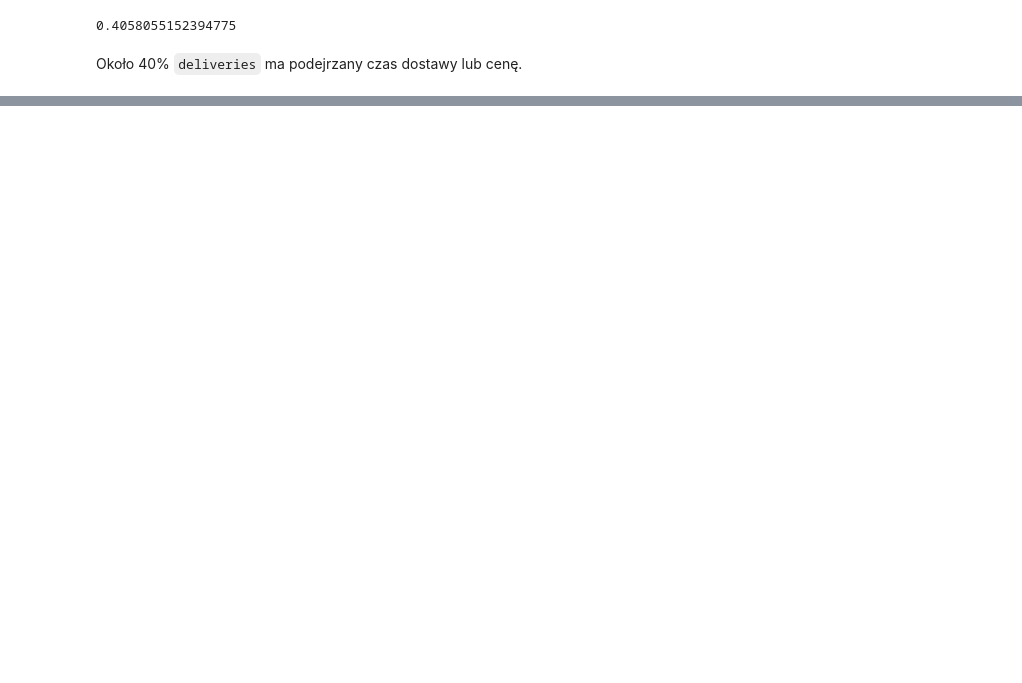
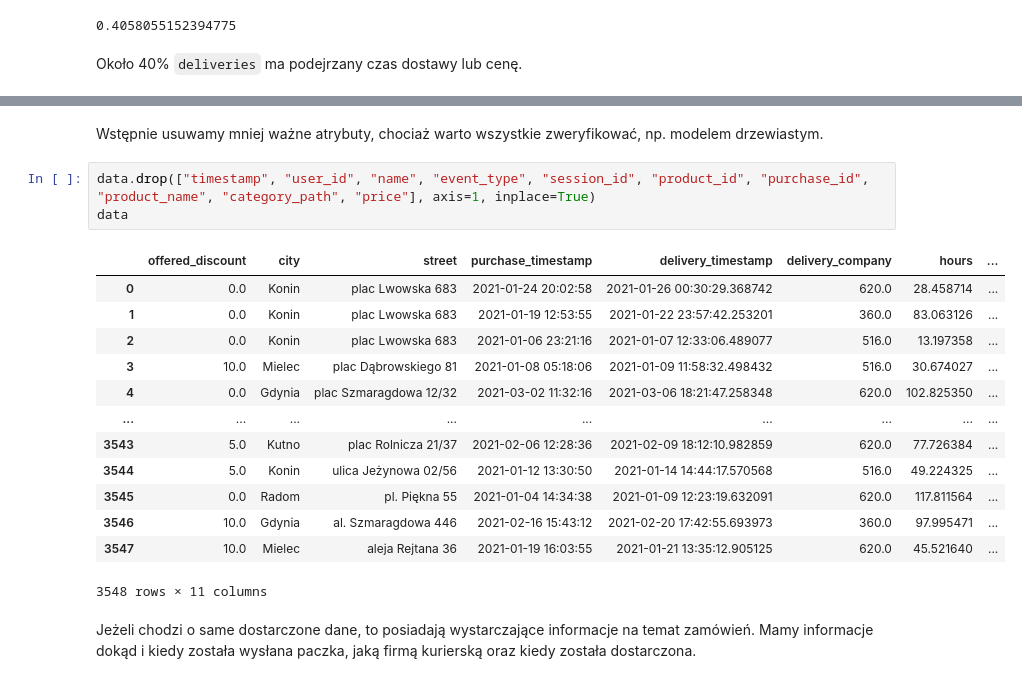
Before and after one commit to brodzik/ium-project, a Jupyter notebook: notebooks/1. Exploratory Data Analysis.ipynb, the cells around one changed output, grey strips where cells are left out. Drawn from its saved outputs; the diff is of its cells as text; blank space fills up the shorter version.

```diff
--- a/notebooks/1. Exploratory Data Analysis.ipynb
+++ b/notebooks/1. Exploratory Data Analysis.ipynb
@@ -520,0 +601,21 @@ W celu dalszej pracy musimy dostać poprawne dane.
+# %% [markdown]
+Wstępnie usuwamy mniej ważne atrybuty, chociaż warto wszystkie zweryfikować, np. modelem drzewiastym.
+# %%
+data.drop(["timestamp", "user_id", "name", "event_type", "session_id", "product_id", "purchase_id", "product_name", "category_path", "price"], axis=1, inplace=True)
+data
+# %% [output]
+|  | offered_discount | city | street | purchase_timestamp | delivery_timestamp | delivery_company | hours | ... |
+| 0 | 0.0 | Konin | plac Lwowska 683 | 2021-01-24 20:02:58 | 2021-01-26 00:30:29.368742 | 620.0 | 28.458714 | ... |
+| 1 | 0.0 | Konin | plac Lwowska 683 | 2021-01-19 12:53:55 | 2021-01-22 23:57:42.253201 | 360.0 | 83.063126 | ... |
+| 2 | 0.0 | Konin | plac Lwowska 683 | 2021-01-06 23:21:16 | 2021-01-07 12:33:06.489077 | 516.0 | 13.197358 | ... |
+| 3 | 10.0 | Mielec | plac Dąbrowskiego 81 | 2021-01-08 05:18:06 | 2021-01-09 11:58:32.498432 | 516.0 | 30.674027 | ... |
+| 4 | 0.0 | Gdynia | plac Szmaragdowa 12/32 | 2021-03-02 11:32:16 | 2021-03-06 18:21:47.258348 | 620.0 | 102.825350 | ... |
+| ... | ... | ... | ... | ... | ... | ... | ... | ... |
+| 3543 | 5.0 | Kutno | plac Rolnicza 21/37 | 2021-02-06 12:28:36 | 2021-02-09 18:12:10.982859 | 620.0 | 77.726384 | ... |
+| 3544 | 5.0 | Konin | ulica Jeżynowa 02/56 | 2021-01-12 13:30:50 | 2021-01-14 14:44:17.570568 | 516.0 | 49.224325 | ... |
+| 3545 | 0.0 | Radom | pl. Piękna 55 | 2021-01-04 14:34:38 | 2021-01-09 12:23:19.632091 | 620.0 | 117.811564 | ... |
+| 3546 | 10.0 | Gdynia | al. Szmaragdowa 446 | 2021-02-16 15:43:12 | 2021-02-20 17:42:55.693973 | 360.0 | 97.995471 | ... |
+| 3547 | 10.0 | Mielec | aleja Rejtana 36 | 2021-01-19 16:03:55 | 2021-01-21 13:35:12.905125 | 620.0 | 45.521640 | ... |
+3548 rows × 11 columns
+# %% [markdown]
+Jeżeli chodzi o same dostarczone dane, to posiadają wystarczające informacje na temat zamówień. Mamy informacje dokąd i kiedy została wysłana paczka, jaką firmą kurierską oraz kiedy została dostarczona.
```
Also changed, not shown: parts of 41 cells of this notebook.
